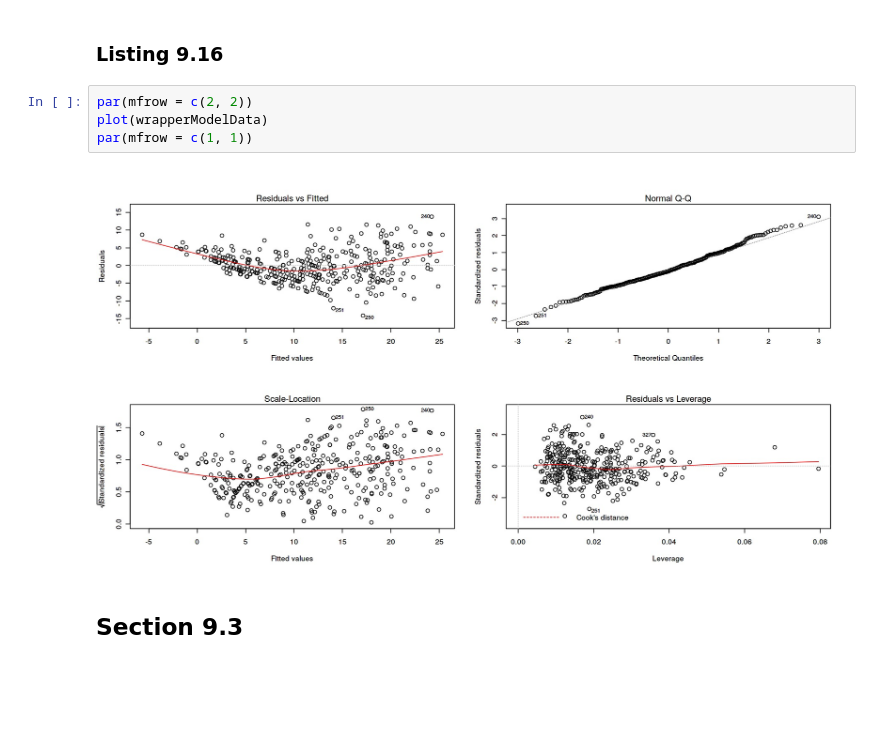
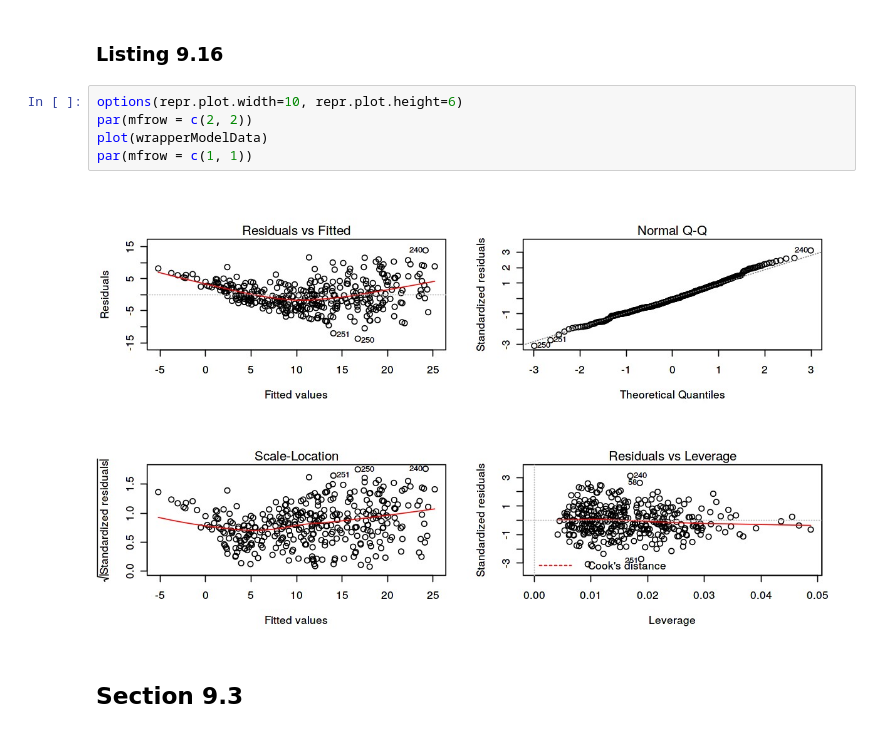
Before and after one commit to brainvat/Hefin-I-Rhys-Machine-Learning-with-R-the-tidyverse-and-mlr, a Jupyter notebook: chapter_09/Chapter 9 - Linear regression.ipynb, the cells around one changed output. Saved outputs shown, nothing was run; the diff lists cells and outputs as text; blank space fills up the shorter version.

```diff
--- a/chapter_09/Chapter 9 - Linear regression.ipynb
+++ b/chapter_09/Chapter 9 - Linear regression.ipynb
@@ -406,11 +412,12 @@ F-statistic: 129.1 on 6 and 354 DF,  p-value: < 2.2e-16
 # %% [markdown]
 ### Listing 9.16
 # %%
+options(repr.plot.width=10, repr.plot.height=6)
 par(mfrow = c(2, 2))
 plot(wrapperModelData)
 par(mfrow = c(1, 1))
 # %% [output]
-[figure, old version]
+[figure, new version]
 # %% [markdown]
 ## Section 9.3
 # %% [markdown]
```
Also changed, not shown: parts of 13 cells of this notebook.
